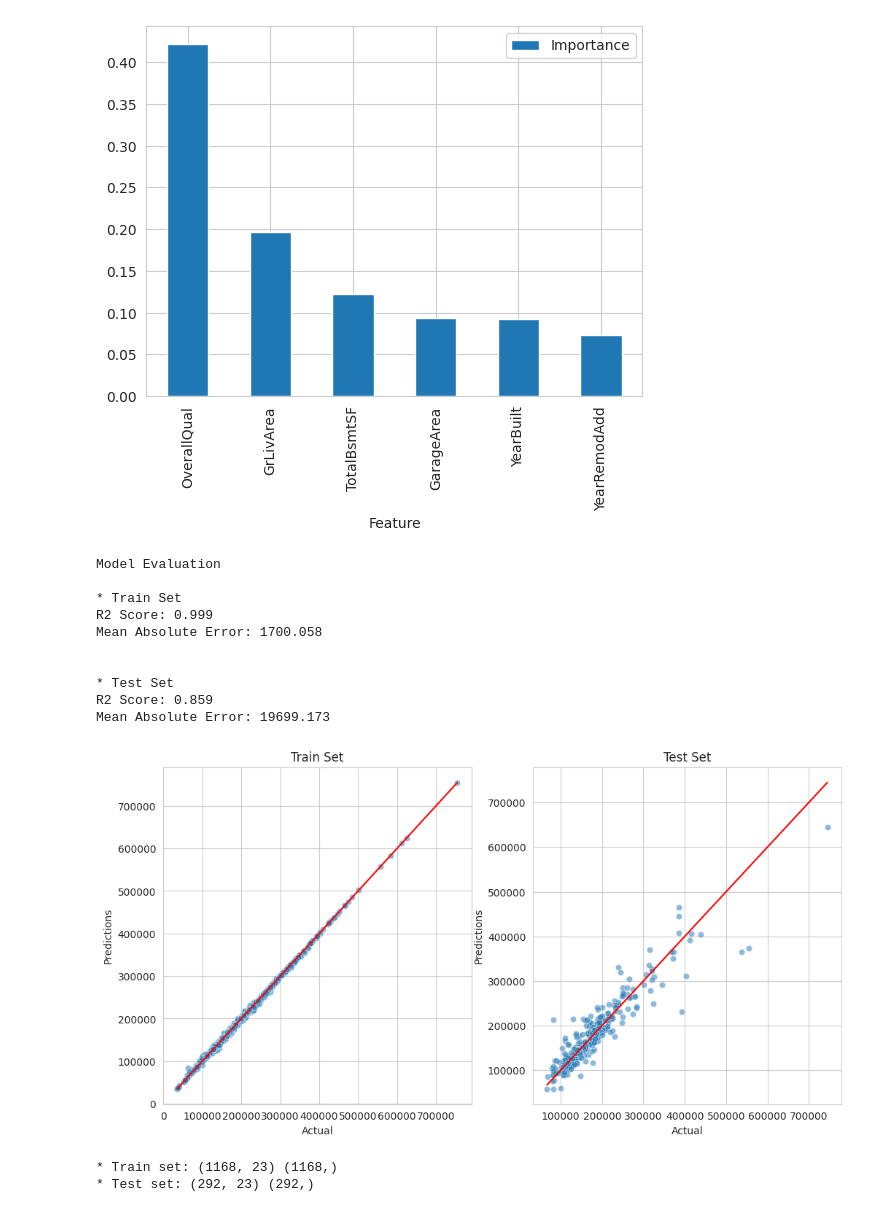
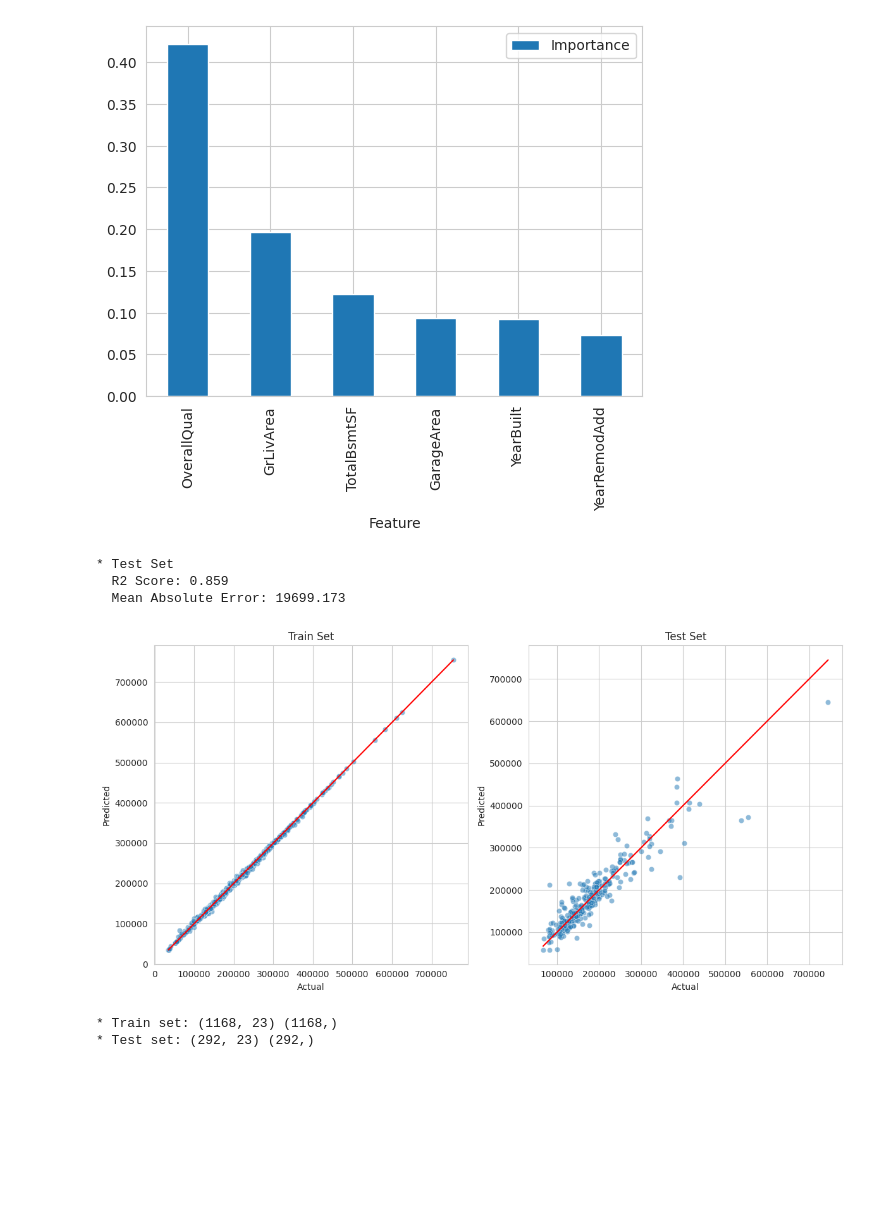
Before and after one commit to Drennan98/Heritage-Housing-Issues, a Jupyter notebook: jupyter_notebooks/5 - Modeling and Evaluation PredicSalePrice.ipynb, the cells around one changed output. Saved outputs shown, nothing was run; the diff lists cells and outputs as text; code cells hidden in the pictures; blank space fills up the shorter version.

Commit message:
Fix name error

```diff
--- a/jupyter_notebooks/5 - Modeling and Evaluation PredicSalePrice.ipynb
+++ b/jupyter_notebooks/5 - Modeling and Evaluation PredicSalePrice.ipynb
@@ -385,21 +385,21 @@ import numpy as np
 import matplotlib.pyplot as plt
 import seaborn as sns
 
-def evaluate_regression_model(X_train, y_train, X_test, y_test, model):
+def evaluate_regression_model(X_train, y_train, X_test, y_test, regressor):
     """
     Evaluate the performance of a regression model on both training and test sets.
     """
     print("Model Evaluation\n")
-    evaluate_on_dataset(X_train, y_train, model, dataset_name="Train Set")
-    evaluate_on_dataset(X_test, y_test, model, dataset_name="Test Set")
+    evaluate_on_dataset(X_train, y_train, regressor, dataset_name="Train Set")
+    evaluate_on_dataset(X_test, y_test, regressor, dataset_name="Test Set")
 
-def evaluate_on_dataset(X, y, model, dataset_name="Dataset"):
+def evaluate_on_dataset(X_train, y_train, X_test, y_test, regressor, dataset_name="Test Set"):
     """
     Evaluate the regression performance on a single dataset.
     """
-    predictions = model.predict(X)
-    r2 = r2_score(y, predictions).round(3)
-    mae = mean_absolute_error(y, predictions).round(3)
+    predictions = regressor.predict(X_test)
+    r2 = r2_score(y_test, predictions).round(3)
+    mae = mean_absolute_error(y_test, predictions).round(3)
     print(f"* {dataset_name}")
     print(f'  R2 Score: {r2}')
     print(f'  Mean Absolute Error: {mae}\n')
@@ -432,25 +432,18 @@ def plot_regression_results(X_train, y_train, X_test, y_test, model, alpha=0.5):
 # %%
 def evaluate_regression_model(X_train, y_train, X_test, y_test, regressor):
     # Evaluate regression performance
-    regression_performance(X_train, y_train, X_test, y_test, regressor)
+    evaluate_on_dataset(X_train, y_train, X_test, y_test, regressor)
 
     # Generate evaluation plots
-    regression_evaluation_plots(X_train, y_train, X_test, y_test, regressor)
+    plot_regression_results(X_train, y_train, X_test, y_test, regressor)
 
 # Call the combined function
-evaluate_regressor_performance(X_train, y_train, X_test, y_test, regressor_pipeline)
+evaluate_regression_model(X_train, y_train, X_test, y_test, regressor_pipeline)
 # %% [output]
-Model Evaluation
-
-* Train Set
-R2 Score: 0.999
-Mean Absolute Error: 1700.058
-
-
 * Test Set
-R2 Score: 0.859
-Mean Absolute Error: 19699.173
+  R2 Score: 0.859
+  Mean Absolute Error: 19699.173
-[figure, old version]
+[figure, new version]
 # %%
 from sklearn.decomposition import PCA
 
```
Also changed, not shown: 2 other files.
